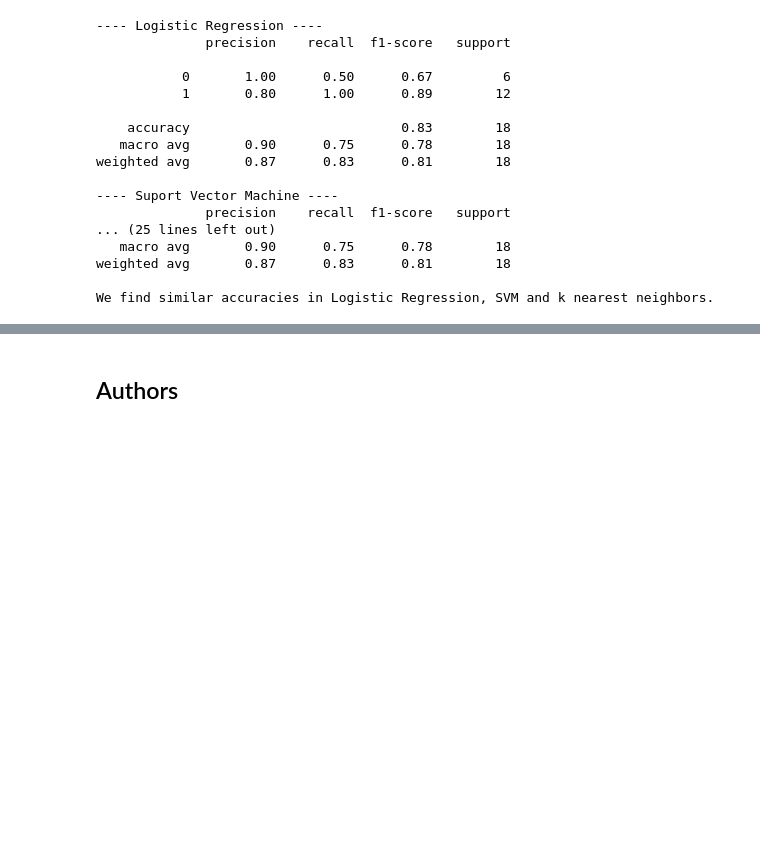
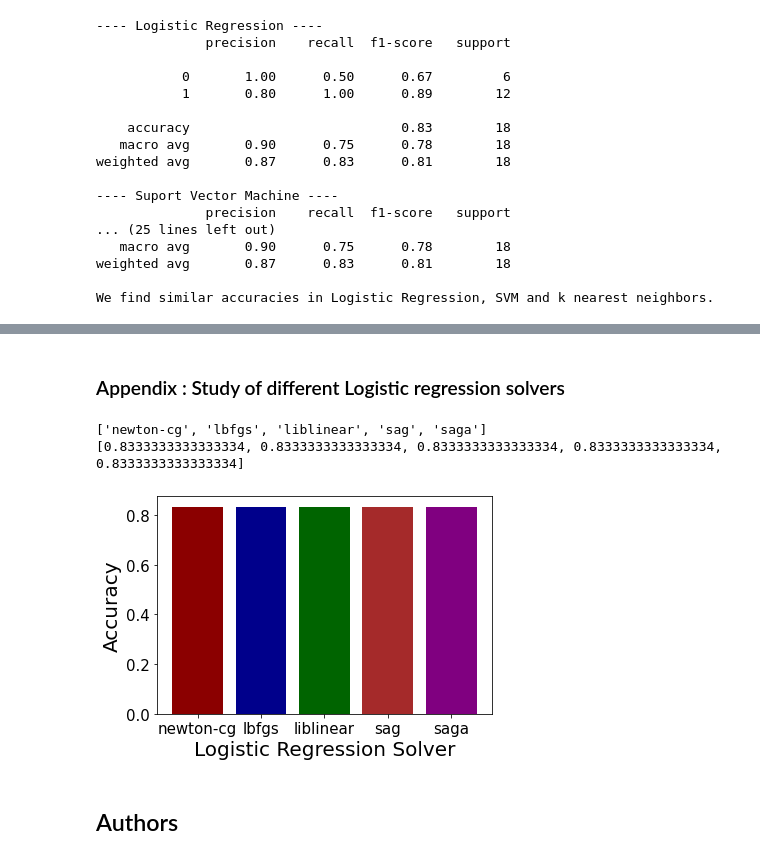
Before and after one commit to miguelassh/Applied-Data-Science-Capstone-Coursera, a Jupyter notebook: SpaceX Machine Learning Prediction.ipynb, the cells around one changed output, grey strips where cells are left out. Cells and saved outputs as stored; diff of their text form; code cells hidden in the pictures; blank space fills up the shorter version.

Commit message:
Published from Watson Studio. Appendix included

```diff
--- a/SpaceX Machine Learning Prediction.ipynb
+++ b/SpaceX Machine Learning Prediction.ipynb
@@ -365,3 +365,31 @@ plt.tick_params(which='both',labelsize=20)
+# %% [markdown]
+### Appendix : Study of different Logistic regression solvers
+# %%
+solvers = ['newton-cg', 'lbfgs', 'liblinear', 'sag', 'saga']
+Accuracies = []
+
+for sol in solvers:
+    parameters ={"C":[0.01,0.1,1,2.0],'penalty':['l2'], 'solver':[sol]}
+
+    lr2=LogisticRegression()
+    logreg_cv2 = GridSearchCV(lr, parameters,cv=10)
+    logreg_cv2.fit(X_train,Y_train)
+    logreg_yhat2 = logreg_cv.predict(X_test)
+    Accuracies.append(metrics.accuracy_score(Y_test,logreg_yhat2))
+
+print(solvers)
+print(Accuracies)
+# %% [output]
+['newton-cg', 'lbfgs', 'liblinear', 'sag', 'saga']
+[0.8333333333333334, 0.8333333333333334, 0.8333333333333334, 0.8333333333333334, 0.8333333333333334]
+# %%
+colors = ['darkred','darkblue','darkgreen','brown','purple']
+plt.bar(x= solvers,height = np.array(Accuracies),color= colors)
+plt.ylabel('Accuracy',fontsize = 20)
+plt.xlabel('Logistic Regression Solver',fontsize=20)
+plt.tick_params(which='both',labelsize=15)
+# %% [output]
+[figure, added]
 # %% [markdown]
 ## Authors
 # %% [markdown]
```
Also changed, not shown: parts of 3 cells of this notebook.
